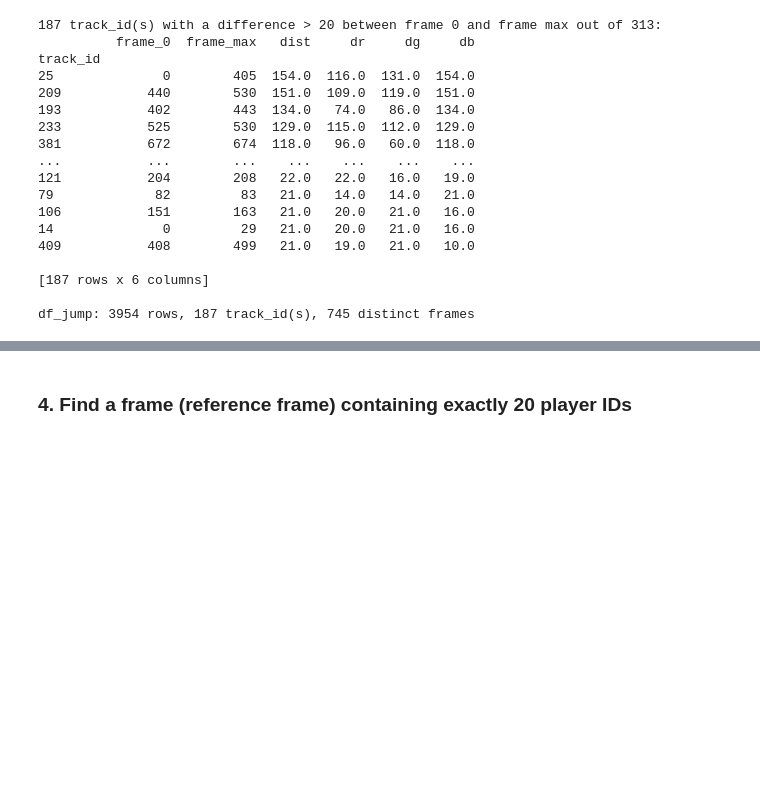
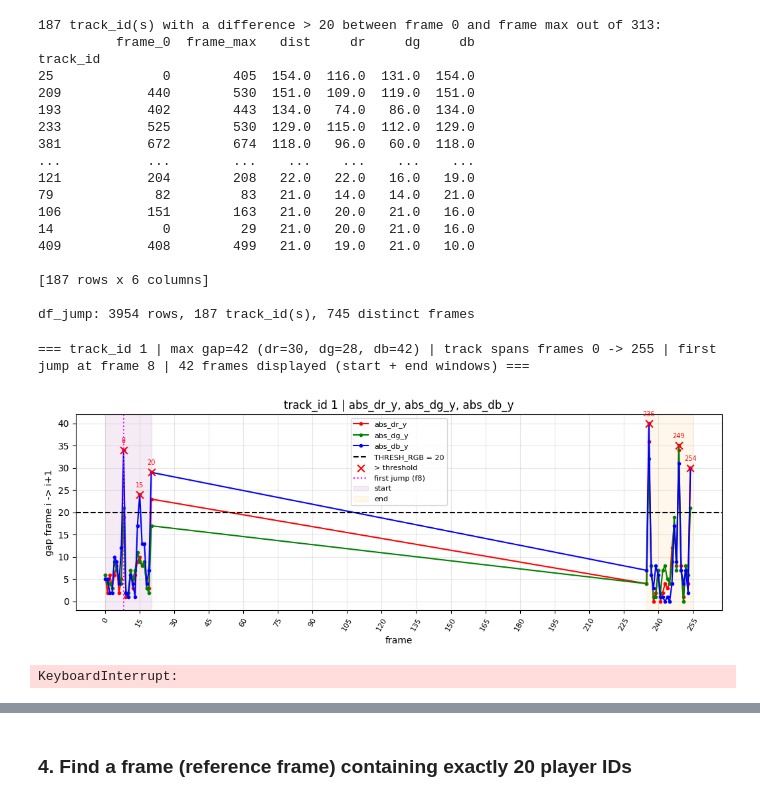
Before and after one commit to Amal1703/AI_ML_football, a Jupyter notebook: stage_2.ipynb, the cells around one changed output, grey strips where cells are left out. Cells and saved outputs as stored; diff of their text form; code cells hidden in the pictures; blank space fills up the shorter version.

```diff
--- a/stage_2.ipynb
+++ b/stage_2.ipynb
@@ -3556,70 +3556,64 @@ ids_to_delete = df_filtre["track_id"].unique()
 df_jump = df_jump[~df_jump["track_id"].isin(ids_to_delete)]
 players_df_2 = players_df_2[~players_df_2["track_id"].isin(ids_to_delete)]
 # %%
-
 from matplotlib.ticker import MaxNLocator
 
+# frame of the first jump for each original track (from `keys`)
+jump_of = keys.set_index('track_id_orig')['frame_jump']
 
-# Plot and display the color jumps of each track, then show the player crops
-# Only the frames kept after the 1st frame and before the last frame of each
-# track are in `df_jump`. For each track_id, the function:
-# 1. Prints a header (max gap, dr/dg/db, frame 0 -> frame max, nb of frames).
-# 2. Plots the mean abs_dr_y, abs_dg_y, abs_db_y per frame, with the
-#    threshold line, the frames above it, and the start/end zones.
-# 3. Shows the crops in batches with `display_color_jump_crops`.
-
-for tid, sub in df_jump.groupby('track_id'):
+for tid, sub in df_jump.groupby('track_id_orig'):
     row = resume_0max.loc[tid]
     f0, f1 = int(row['frame_0']), int(row['frame_max'])
+    fj = int(jump_of[tid]) if tid in jump_of.index else None
 
     print(f"\n=== track_id {tid} | max gap={row['dist']:.0f} "
           f"(dr={row['dr']:.0f}, dg={row['dg']:.0f}, db={row['db']:.0f}) | "
-          f"frame 0 = {f0} -> frame max = {f1} | {sub['frame'].nunique()} frames displayed ===")
+          f"track spans frames {f0} -> {f1} | first jump at frame {fj} | "
+          f"{sub['frame'].nunique()} frames displayed (start + end windows) ===")
 
-    # Mean absolute color jump per frame
     c = (sub.groupby('frame')[['abs_dr_y', 'abs_dg_y', 'abs_db_y']]
-            .mean()
-            .sort_index())
+            .mean().sort_index())
 
-    # Plot the R/G/B jumps with the threshold line
     fig, ax = plt.subplots(figsize=(min(40, max(10, len(c) * 0.25)), 4))
     ax.plot(c.index, c['abs_dr_y'], 'r-o', ms=3, label='abs_dr_y')
     ax.plot(c.index, c['abs_dg_y'], 'g-o', ms=3, label='abs_dg_y')
     ax.plot(c.index, c['abs_db_y'], 'b-o', ms=3, label='abs_db_y')
     ax.axhline(THRESH_RGB, color='k', ls='--', label=f'THRESH_RGB = {THRESH_RGB}')
 
-    # Mark the frames where at least one channel exceeds the threshold
     exceeded = c[c.max(axis=1) > THRESH_RGB]
     ax.scatter(exceeded.index, exceeded.max(axis=1), color='red', s=60,
                marker='x', zorder=5, label='> threshold')
     for fr, val in exceeded.max(axis=1).items():
         ax.annotate(str(fr), (fr, val), textcoords='offset points',
                     xytext=(0, 8), ha='center', fontsize=7, color='red')
 
-    # Start / end zones, without overlap if the track is short
+    if fj is not None:
+        ax.axvline(fj, color='magenta', ls=':', label=f'first jump (f{fj})')
+
     end_of_start = f0 + N_AROUND
     start_of_end = f1 - N_AROUND
     if end_of_start > start_of_end:
         end_of_start = start_of_end = (f0 + f1) / 2
     ax.axvspan(f0, end_of_start, color='purple', alpha=0.08, label='start')
     ax.axvspan(start_of_end, f1, color='orange', alpha=0.08, label='end')
 
-    # Axis formatting
     ax.xaxis.set_major_locator(MaxNLocator(nbins=25, integer=True))
     ax.tick_params(axis='x', labelrotation=60, labelsize=8)
     ax.grid(True, which='major', alpha=0.3)
-
     ax.set_xlabel('frame')
     ax.set_ylabel('gap frame i -> i+1')
     ax.set_title(f"track_id {tid} | abs_dr_y, abs_dg_y, abs_db_y")
     ax.legend(loc='best', fontsize=8)
     plt.tight_layout()
     plt.show()
 
-    # Show the crops in batches of BATCH detections
     n_batches = int(np.ceil(len(sub) / BATCH))
     for n in range(n_batches):
         display_color_jump_crops(frames_video, sub, n)
+# %% [output]
+=== track_id 1 | max gap=42 (dr=30, dg=28, db=42) | track spans frames 0 -> 255 | first jump at frame 8 | 42 frames displayed (start + end windows) ===
+[figure, added]
+KeyboardInterrupt:
 # %%
 # For each track_id: if a jump frame is found (e.g. frame 30)
 #   => the original id keeps frames from the 1st frame up to frame 30
```
Also changed, not shown: parts of 2 cells of this notebook.
